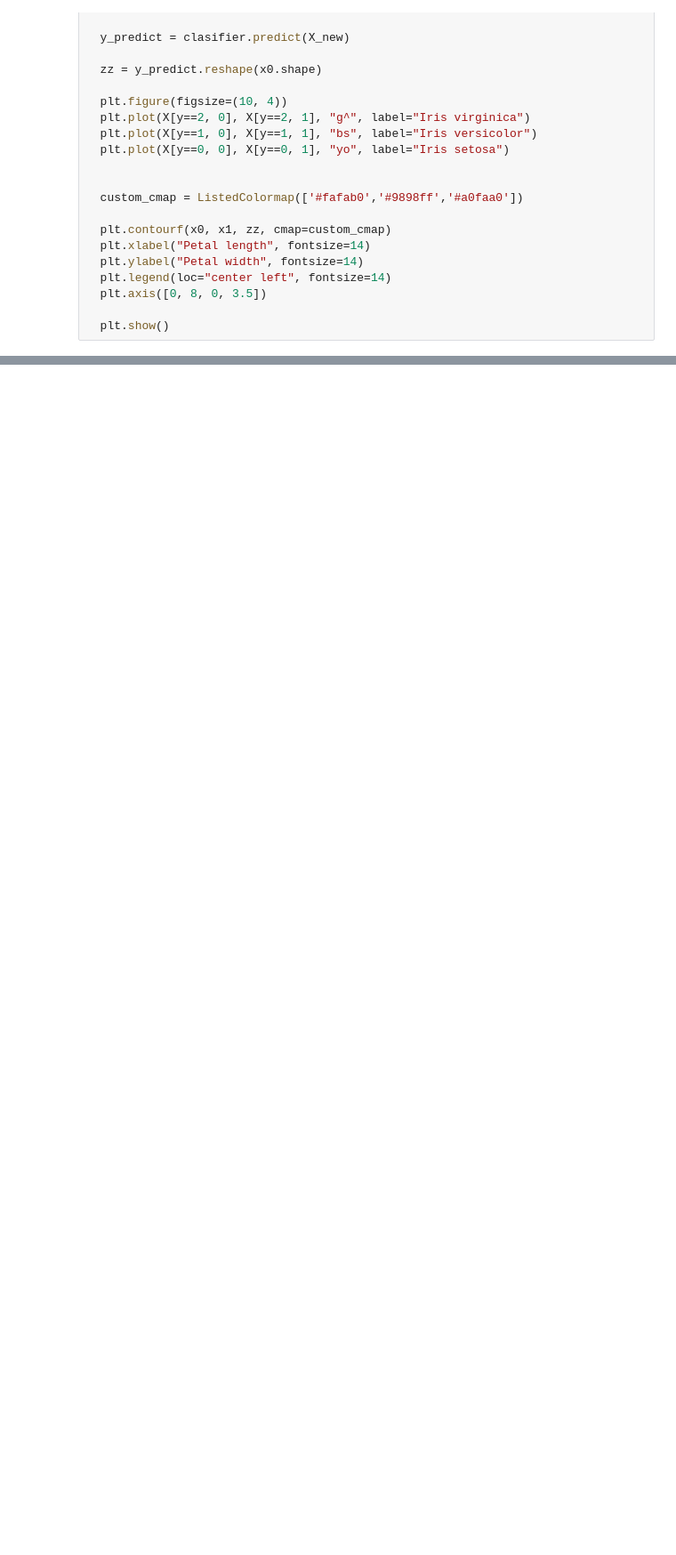
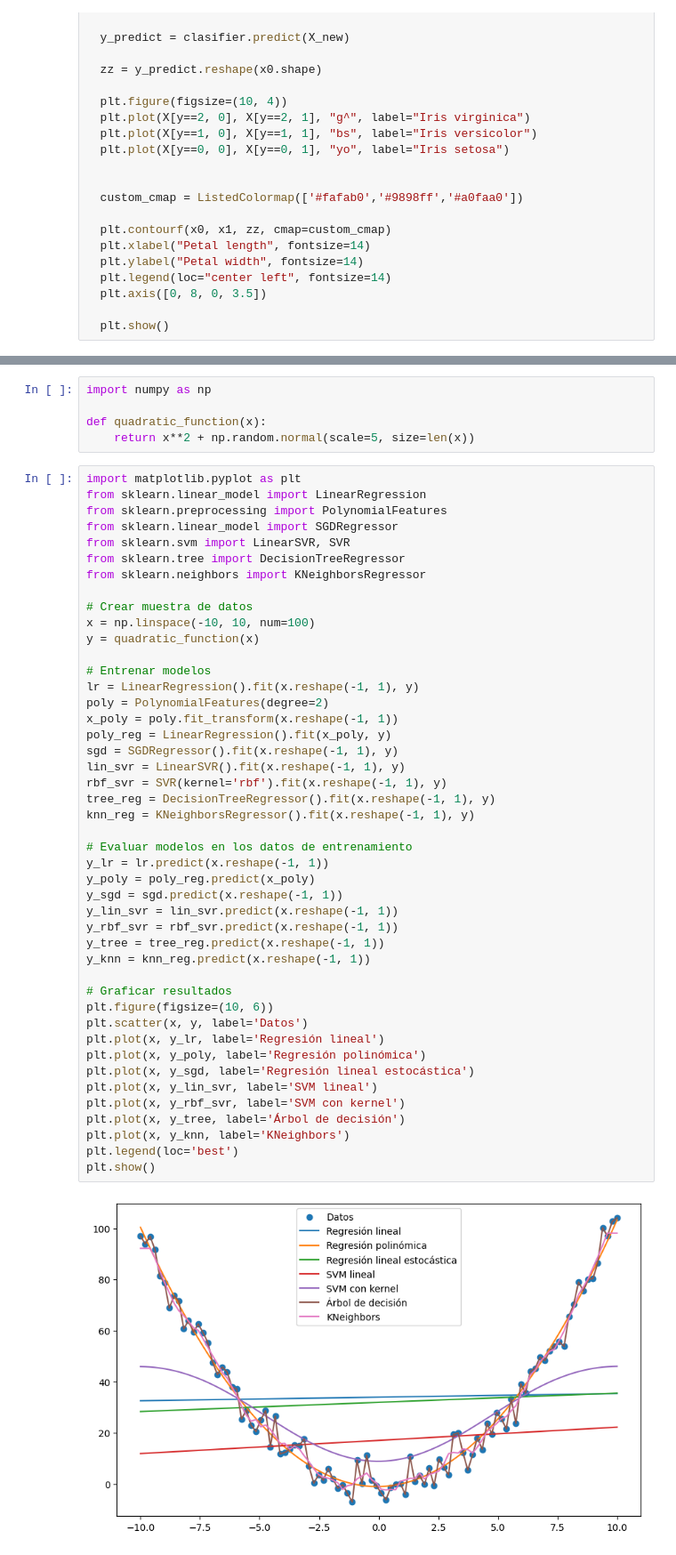
Before and after one commit to fransappia01/Sistemas-Inteligentes, a Jupyter notebook: Clase 6/Practico5.ipynb, the cells around one changed output, grey strips where cells are left out. Shown: that part at 89% size. Drawn from its saved outputs; the diff is of its cells as text; blank space fills up the shorter version.

```diff
--- a/Clase 6/Practico5.ipynb
+++ b/Clase 6/Practico5.ipynb
@@ -128,0 +260,52 @@ def generate_iris_plot(clasifier):
+# %%
+import numpy as np
+
+def quadratic_function(x):
+    return x**2 + np.random.normal(scale=5, size=len(x))
+# %%
+import matplotlib.pyplot as plt
+from sklearn.linear_model import LinearRegression
+from sklearn.preprocessing import PolynomialFeatures
+from sklearn.linear_model import SGDRegressor
+from sklearn.svm import LinearSVR, SVR
+from sklearn.tree import DecisionTreeRegressor
+from sklearn.neighbors import KNeighborsRegressor
+
+# Crear muestra de datos
+x = np.linspace(-10, 10, num=100)
+y = quadratic_function(x)
+
+# Entrenar modelos
+lr = LinearRegression().fit(x.reshape(-1, 1), y)
+poly = PolynomialFeatures(degree=2)
+x_poly = poly.fit_transform(x.reshape(-1, 1))
+poly_reg = LinearRegression().fit(x_poly, y)
+sgd = SGDRegressor().fit(x.reshape(-1, 1), y)
+lin_svr = LinearSVR().fit(x.reshape(-1, 1), y)
+rbf_svr = SVR(kernel='rbf').fit(x.reshape(-1, 1), y)
+tree_reg = DecisionTreeRegressor().fit(x.reshape(-1, 1), y)
+knn_reg = KNeighborsRegressor().fit(x.reshape(-1, 1), y)
+
+# Evaluar modelos en los datos de entrenamiento
+y_lr = lr.predict(x.reshape(-1, 1))
+y_poly = poly_reg.predict(x_poly)
+y_sgd = sgd.predict(x.reshape(-1, 1))
+y_lin_svr = lin_svr.predict(x.reshape(-1, 1))
+y_rbf_svr = rbf_svr.predict(x.reshape(-1, 1))
+y_tree = tree_reg.predict(x.reshape(-1, 1))
+y_knn = knn_reg.predict(x.reshape(-1, 1))
+
+# Graficar resultados
+plt.figure(figsize=(10, 6))
+plt.scatter(x, y, label='Datos')
+plt.plot(x, y_lr, label='Regresión lineal')
+plt.plot(x, y_poly, label='Regresión polinómica')
+plt.plot(x, y_sgd, label='Regresión lineal estocástica')
+plt.plot(x, y_lin_svr, label='SVM lineal')
+plt.plot(x, y_rbf_svr, label='SVM con kernel')
+plt.plot(x, y_tree, label='Árbol de decisión')
+plt.plot(x, y_knn, label='KNeighbors')
+plt.legend(loc='best')
+plt.show()
+# %% [output]
+[figure, added]
```
Also changed, not shown: parts of 15 cells of this notebook, 15 other files.
